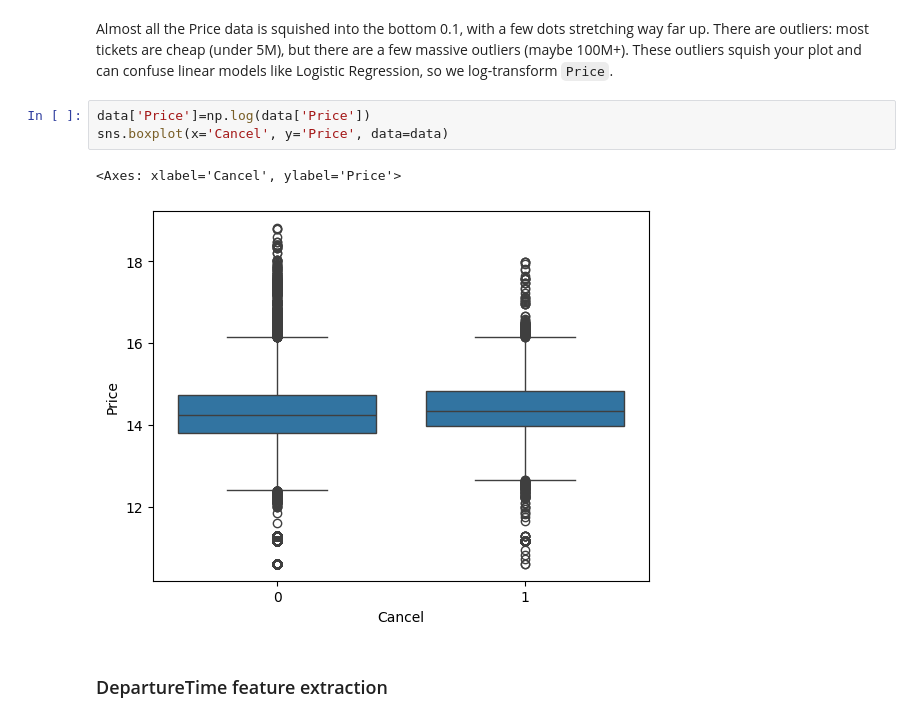
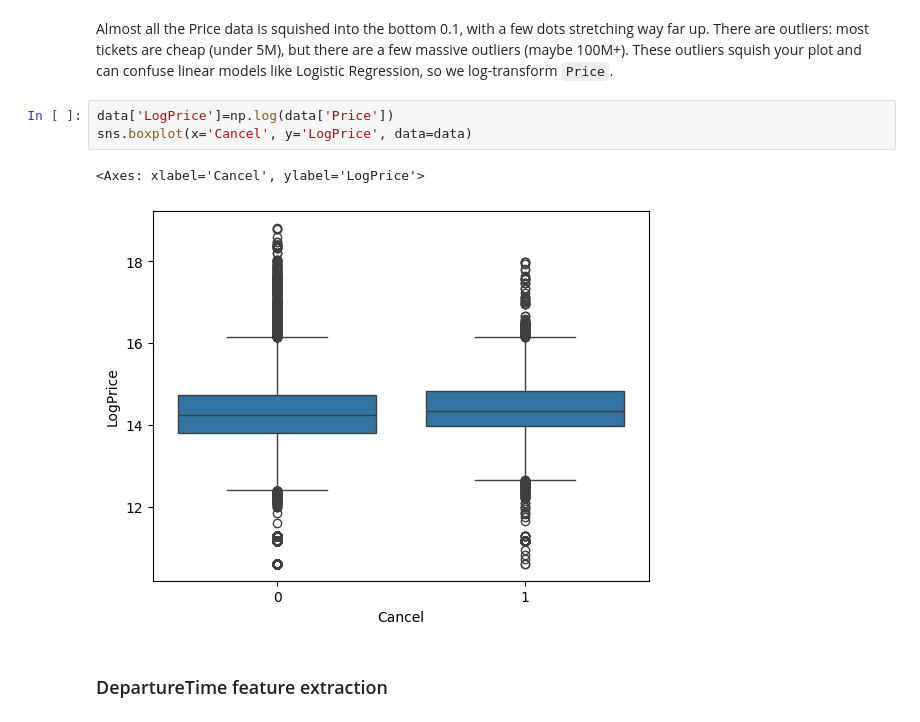
Before and after one commit to silviacalabretta/statistical-methods-project, a Jupyter notebook: notebooks/011_data_exploration.ipynb, the cells around one changed output. Saved outputs shown, nothing was run; the diff lists cells and outputs as text.

```diff
--- a/notebooks/011_data_exploration.ipynb
+++ b/notebooks/011_data_exploration.ipynb
@@ -629,11 +629,11 @@ sns.boxplot(x='Cancel', y='Price', data=data)
 # %% [markdown]
 Almost all the Price data is squished into the bottom 0.1, with a few dots stretching way far up. There are outliers: most tickets are cheap (under 5M), but there are a few massive outliers (maybe 100M+). These outliers squish your plot and can confuse linear models like Logistic Regression, so we log-transform `Price`.
 # %%
-data['Price']=np.log(data['Price'])
-sns.boxplot(x='Cancel', y='Price', data=data)
+data['LogPrice']=np.log(data['Price'])
+sns.boxplot(x='Cancel', y='LogPrice', data=data)
 # %% [output]
-<Axes: xlabel='Cancel', ylabel='Price'>
+<Axes: xlabel='Cancel', ylabel='LogPrice'>
-[figure, old version]
+[figure, new version]
 # %% [markdown]
 ### DepartureTime feature extraction
 # %% [markdown]
```
Also changed, not shown: parts of 8 cells of this notebook, 6 other files.
